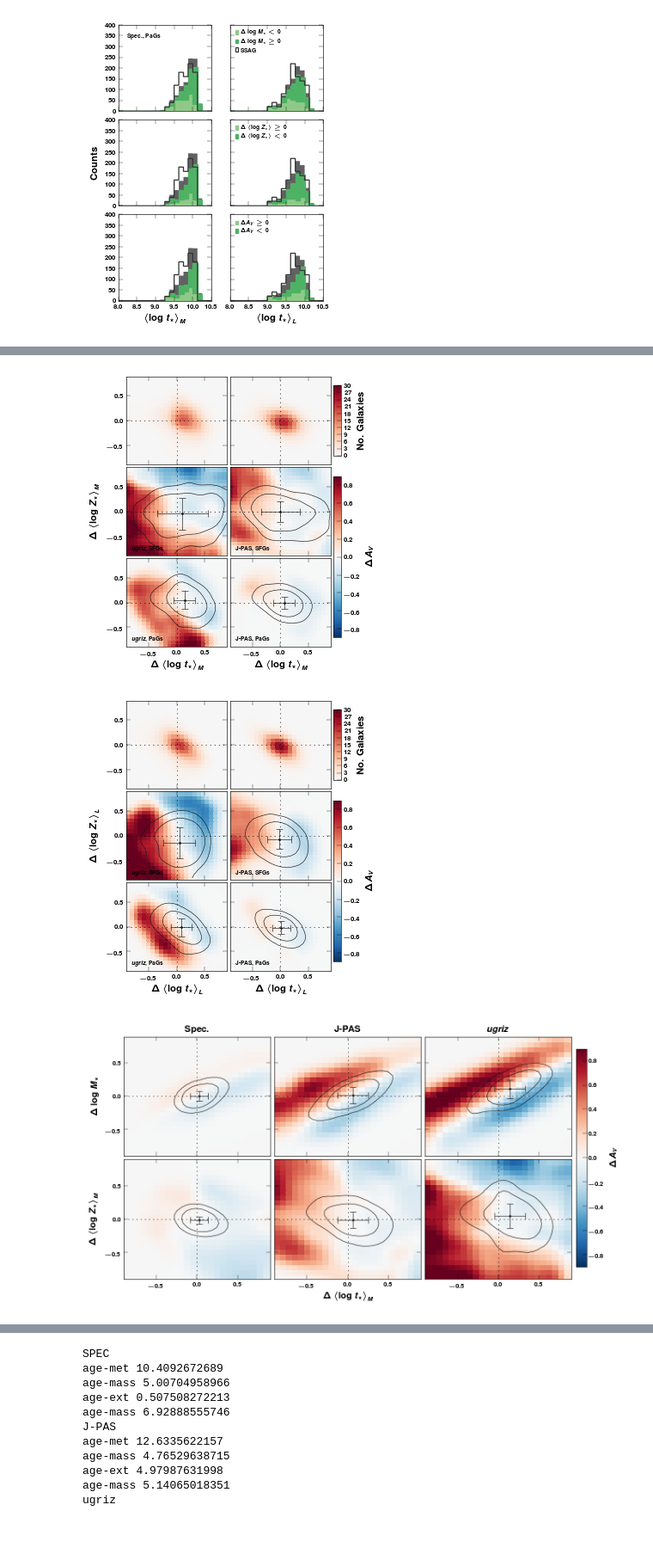
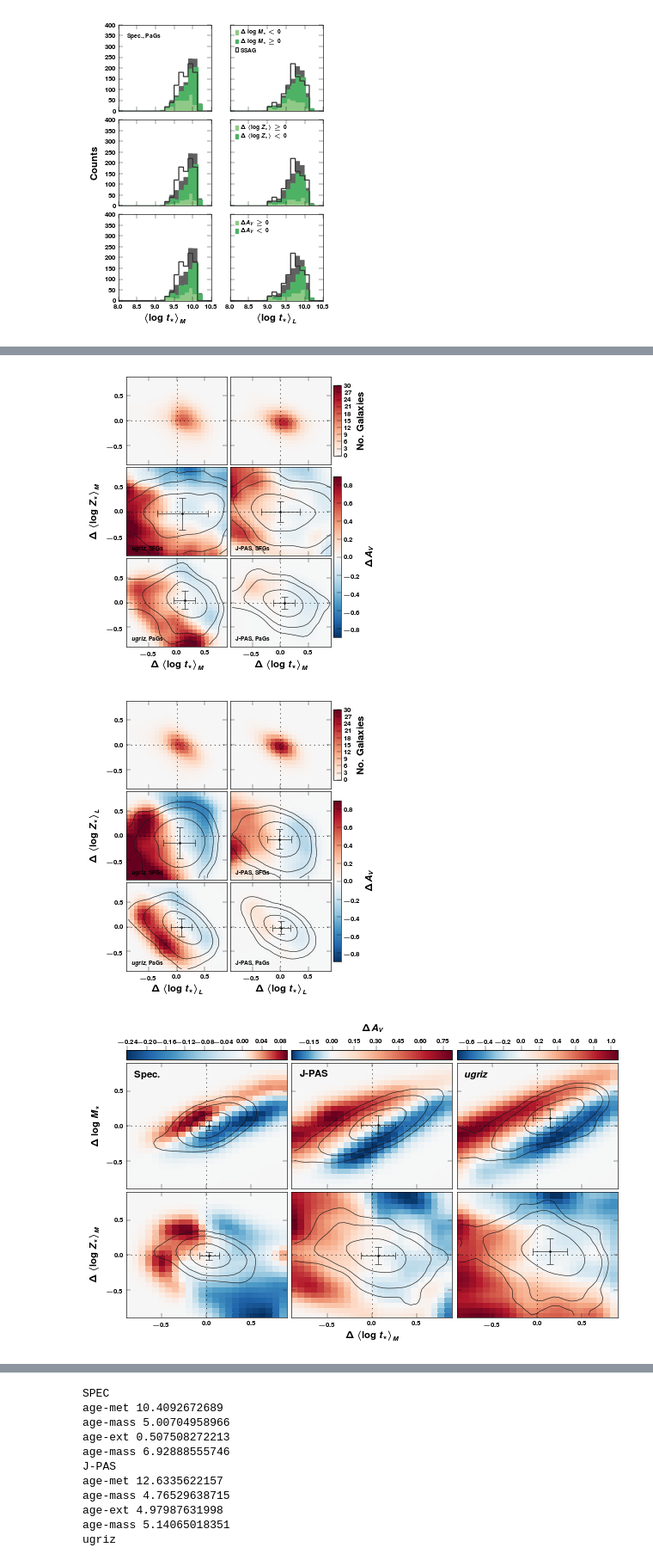
Before and after one commit to ajmejia/notebooks, a Jupyter notebook: TTANearbyUniverseCB13.ipynb, the cells around one changed output, grey strips where cells are left out. Shown at 86% size. Drawn from its saved outputs; the diff is of its cells as text; code cells hidden in the pictures; blank space fills up the shorter version.

Commit message:
fixing colorbar scale in residual correlation maps (Figs. 3 & 4)

```diff
--- a/TTANearbyUniverseCB13.ipynb
+++ b/TTANearbyUniverseCB13.ipynb
@@ -945,7 +945,7 @@ for i, j in product(xrange(axs.shape[0]), xrange(axs.shape[1])):
     raster = sample_data.rasterize(nbins_x=nbins, nbins_y=nbins, clipping=[last(nbins,lm)]*2)
     raster.pdf = gaussian_filter(raster.pdf, sigma=1.5)
     contours = densitycontour.NaiveContourVisualizer(raster, mode="nearest")
-    cont = contours.plot((0.90,0.68), axes=axs[i,j], colors="0.1", linewidths=0.5)
+    cont = contours.plot((0.99,0.95,0.68), axes=axs[i,j], colors="0.1", linewidths=0.5)
     med_x = median(res[x][mask])
     med_y = median(res[y][mask])
     dev_x = diff(percentile(res[x][mask], (16,84)))[0]/2.0
@@ -1003,7 +1003,7 @@ for i, j in product(xrange(axs.shape[0]), xrange(axs.shape[1])):
     raster = sample_data.rasterize(nbins_x=nbins, nbins_y=nbins, clipping=[last(nbins,lm)]*2)
     raster.pdf = gaussian_filter(raster.pdf, sigma=1.5)
     contours = densitycontour.NaiveContourVisualizer(raster, mode="nearest")
-    cont = contours.plot((0.90,0.68), axes=axs[i,j], colors="0.1", linewidths=0.5)
+    cont = contours.plot((0.99,0.95,0.68), axes=axs[i,j], colors="0.1", linewidths=0.5)
     med_x = median(res[x][mask])
     med_y = median(res[y][mask])
     dev_x = diff(percentile(res[x][mask], (16,84)))[0]/2.0
@@ -1071,7 +1071,7 @@ for i, j in product(xrange(axs.shape[0]), xrange(axs.shape[1])):
         raster = sample_data.rasterize(nbins_x=nbins, nbins_y=nbins, clipping=[last(nbins,lm)]*2)
         raster.pdf = gaussian_filter(raster.pdf, sigma=1.5)
         contours = densitycontour.NaiveContourVisualizer(raster, mode="nearest")
-        cont = contours.plot((0.90,0.68), axes=axs[i,j], colors="0.1", linewidths=0.5)
+        cont = contours.plot((0.99,0.95,0.68), axes=axs[i,j], colors="0.1", linewidths=0.5)
         med_x = median(res[x][mask])
         med_y = median(res[y][mask])
         dev_x = diff(percentile(res[x][mask], (16,84)))[0]/2.0
@@ -1088,7 +1088,7 @@ cb2.set_label(res_lbs[z])
 
 savefig("{}{}_density".format("img/", name))
 # %% [output]
-[figure, old version]
+[figure, new version]
 # %%
 residuals = sdss_res, jpas_res
 labels = sdss_lb, jpas_lb
@@ -1139,7 +1139,7 @@ for i, j in product(xrange(axs.shape[0]), xrange(axs.shape[1])):
         raster = sample_data.rasterize(nbins_x=nbins, nbins_y=nbins, clipping=[last(nbins,lm)]*2)
         raster.pdf = gaussian_filter(raster.pdf, sigma=1.5)
         contours = densitycontour.NaiveContourVisualizer(raster, mode="nearest")
-        cont = contours.plot((0.90,0.68), axes=axs[i,j], colors="0.1", linewidths=0.5)
+        cont = contours.plot((0.99,0.95,0.68), axes=axs[i,j], colors="0.1", linewidths=0.5)
         med_x = median(res[x][mask])
         med_y = median(res[y][mask])
         dev_x = diff(percentile(res[x][mask], (16,84)))[0]/2.0
@@ -1156,7 +1156,7 @@ cb2.set_label(res_lbs[z])
 
 savefig("{}{}_density".format("img/", name))
 # %% [output]
-[figure, old version]
+[figure, new version]
 # %%
 residuals = spec_res, jpas_res, sdss_res
 labels = spec_lb, jpas_lb, sdss_lb
@@ -1165,55 +1165,63 @@ nbins = 30
 lm = -0.9, +0.9
 name = "mass-age-metallicity-extinction_mw_trends"
 #-----------------------------------------------------------------------------------------------------
-fig = figure(figsize=(7, 4))
+fig = figure(figsize=(7,4))
 
-ax11 = subplot2grid((20, 31), (0, 0), rowspan=10, colspan=10, ylabel=res_lbs[y1], xticklabels=[], xlim=lm, ylim=lm, title=labels[0])
-ax21 = subplot2grid((20, 31), (10, 0), rowspan=10, colspan=10, ylabel=res_lbs[y2], xlim=lm, ylim=lm)
-ax12 = subplot2grid((20, 31), (0, 10), rowspan=10, colspan=10, xticklabels=[], yticklabels=[], xlim=lm, ylim=lm, title=labels[1])
-ax22 = subplot2grid((20, 31), (10, 10), rowspan=10, colspan=10, xlabel=res_lbs[x], yticklabels=[], xlim=lm, ylim=lm)
-ax13 = subplot2grid((20, 31), (0, 20), rowspan=10, colspan=10, xticklabels=[], yticklabels=[], xlim=lm, ylim=lm, title=labels[2])
-ax23 = subplot2grid((20, 31), (10, 20), rowspan=10, colspan=10, yticklabels=[], xlim=lm, ylim=lm)
+ax11 = subplot2grid((21,30), (1,0), rowspan=10, colspan=10, ylabel=res_lbs[y1], xticklabels=[], xlim=lm, ylim=lm)
+ax21 = subplot2grid((21,30), (11,0), rowspan=10, colspan=10, ylabel=res_lbs[y2], xlim=lm, ylim=lm)
+ax12 = subplot2grid((21,30), (1,10), rowspan=10, colspan=10, xticklabels=[], yticklabels=[], xlim=lm, ylim=lm)
+ax22 = subplot2grid((21,30), (11,10), rowspan=10, colspan=10, xlabel=res_lbs[x], yticklabels=[], xlim=lm, ylim=lm)
+ax13 = subplot2grid((21,30), (1,20), rowspan=10, colspan=10, xticklabels=[], yticklabels=[], xlim=lm, ylim=lm)
+ax23 = subplot2grid((21,30), (11,20), rowspan=10, colspan=10, yticklabels=[], xlim=lm, ylim=lm)
+
+ac1 = subplot2grid((21,30), (0,0), colspan=10)
+ac2 = subplot2grid((21,30), (0,10), colspan=10)
+ac3 = subplot2grid((21,30), (0,20), colspan=10)
 
 axs = array([[ax11, ax12, ax13], [ax21, ax22, ax23]])
-axc = subplot2grid((20, 31), (1, 30), rowspan=18)
+acs = array([ac1, ac2, ac3])
 
 fig.tight_layout()
 fig.subplots_adjust(hspace=0.4, wspace=0.4)
 
 for i, j in product(xrange(axs.shape[0]), xrange(axs.shape[1])):
     y = y1 if i==0 else y2
     res = residuals[j]
 
     #print labels[j]
     #print "{0:>7s} {1:>7s}: {2:5.2f}".format(x, y, corrcoef(res[x], res[y])[0,1])
     #print "{0:>7s} {1:>7s}: {2:5.2f}".format(x, z, corrcoef(res[x], res[z])[0,1])
     #print "{0:>7s} {1:>7s}: {2:5.2f}".format(y, z, corrcoef(res[y], res[z])[0,1])
     #print
 
     Z = griddata(res[x], res[y], res[z], xe[:-1], ye[:-1], interp="linear")
     Z = gaussian_filter(Z.filled(0.0), sigma=1.5)
-    ct = axs[i, j].pcolormesh(xe[:-1], ye[:-1], Z, vmin=lm[0], vmax=lm[1], cmap=cm.RdBu_r, edgecolor="face")
-    axs[i, j].axvline(ls=":", color="k", lw=0.5)
-    axs[i, j].axhline(ls=":", color="k", lw=0.5)
+    ct = axs[i, j].pcolormesh(xe[:-1], ye[:-1], Z, cmap=cm.RdBu_r, edgecolor="face", norm=MidpointNormalize(midpoint=0.0))
+    cb = colorbar(ct, cax=acs[j], orientation="horizontal")
+
+    axs[i,j].axvline(ls=":", color="k", lw=0.5)
+    axs[i,j].axhline(ls=":", color="k", lw=0.5)
 
     sample_data = densitycontour.ScatterData(res[x][mask], res[y][mask])
     raster = sample_data.rasterize(nbins_x=nbins, nbins_y=nbins, clipping=[last(nbins,lm)]*2)
     raster.pdf = gaussian_filter(raster.pdf, sigma=1.5)
     contours = densitycontour.NaiveContourVisualizer(raster, mode="nearest")
-    cont = contours.plot((0.90,0.68), axes=axs[i,j], colors="0.1", linewidths=0.5)
+    cont = contours.plot((0.99,0.95,0.68), axes=axs[i,j], colors="0.1", linewidths=0.5)
     med_x = median(res[x][mask])
     med_y = median(res[y][mask])
     dev_x = diff(percentile(res[x][mask], (16,84)))[0]/2.0
     dev_y = diff(percentile(res[y][mask], (16,84)))[0]/2.0
     axs[i,j].errorbar(med_x, med_y, dev_y, dev_x, fmt="o", ecolor="0.1", color="0.1", lw=0.5, mew=0.5, ms=1.5)
     #clabel(cont, fontsize=5, fmt=r"\bf %.2f", inline=True)
 
-cb = colorbar(ct, cax=axc)
-cb.set_label(res_lbs[z])
+    acs[j].tick_params(direction="out", bottom=False, top=True, labelbottom=False, labeltop=True)
+    acs[j].xaxis.set_label_position("top")
+    if i==0: axs[i,j].text(0.05, 0.95, labels[j], ha="left", va="top", transform=axs[i,j].transAxes)
+    if j==1: cb.set_label(res_lbs[z])
 
 savefig("{}{}".format(od, name))
 # %% [output]
-[figure, old version]
+[figure, new version]
 # %%
 residuals = spec_res, jpas_res, sdss_res
 labels = spec_lb, jpas_lb, sdss_lb
```
Also changed, not shown: parts of 4 cells of this notebook.
